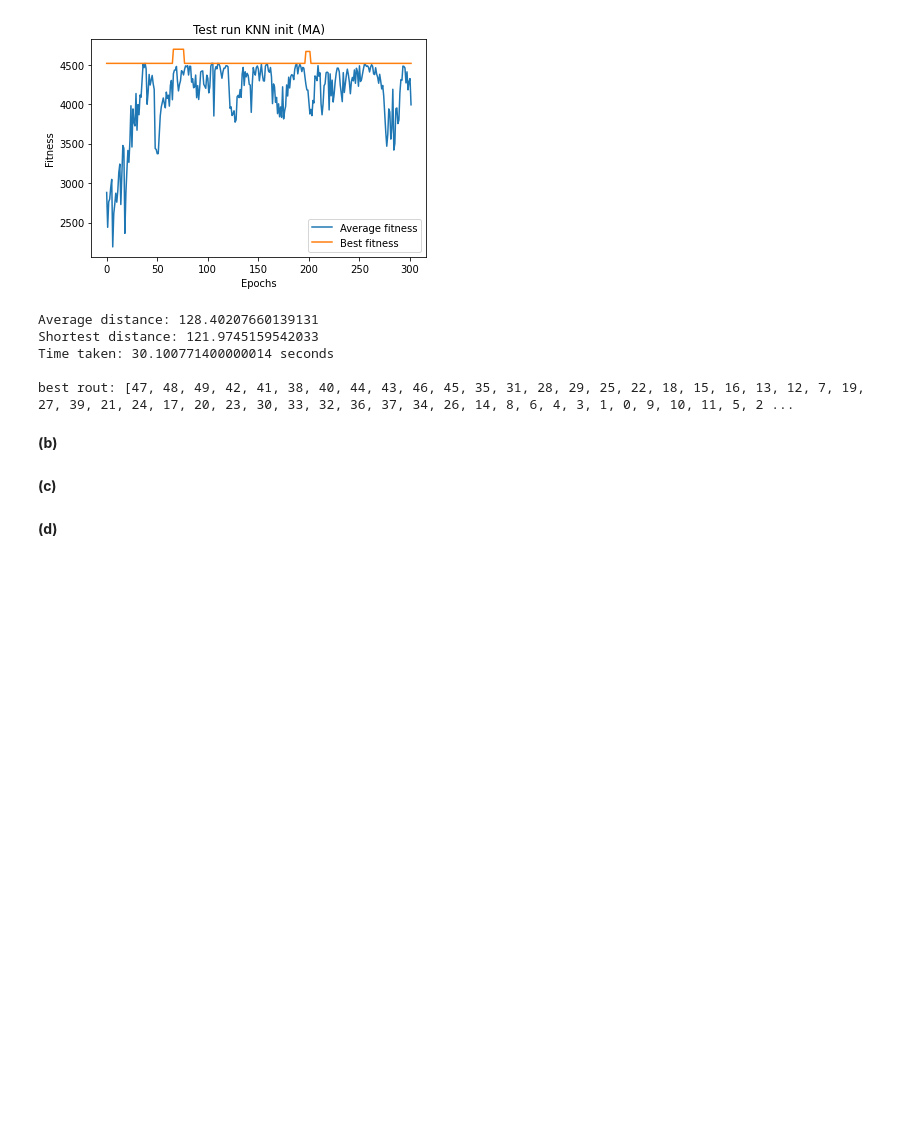
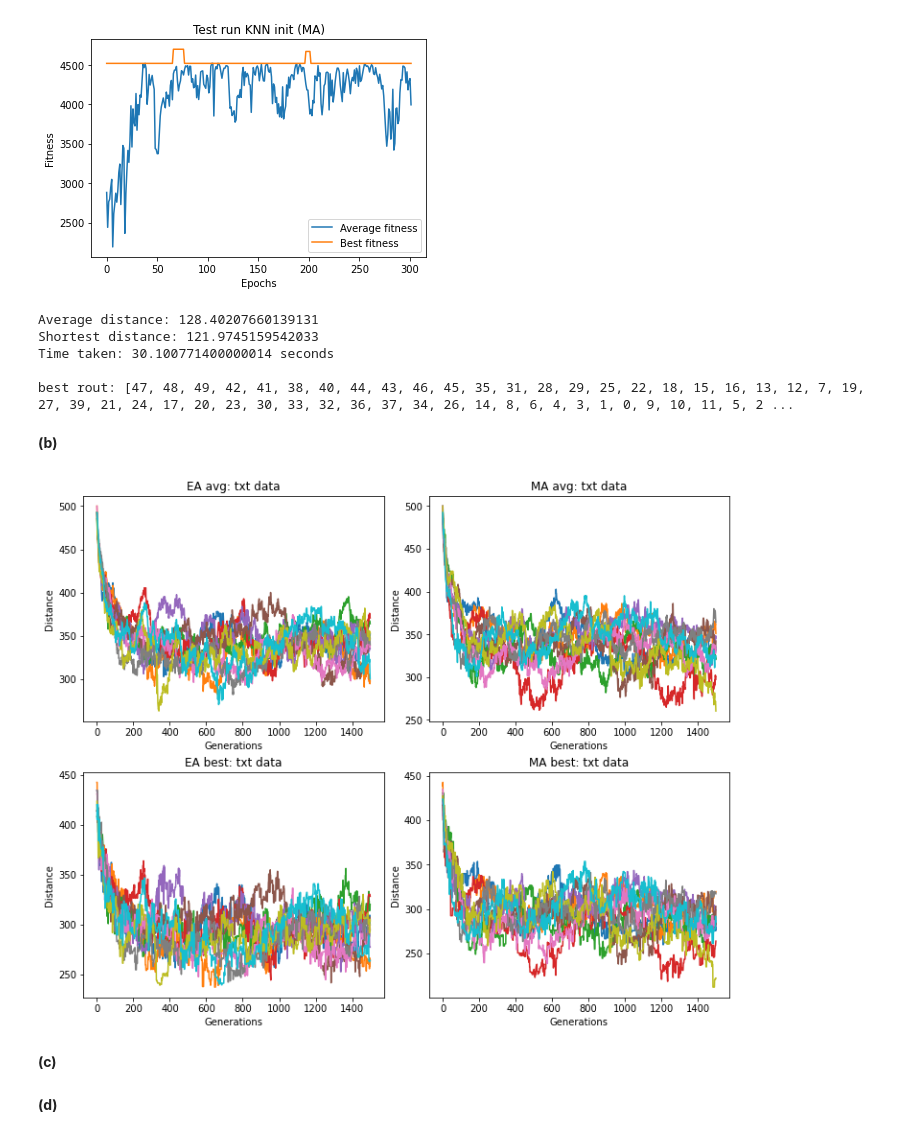
Before and after one commit to lkruger27/NaturalComputing, a Jupyter notebook: A1Q6v4.ipynb, the cells around one changed output. Saved outputs shown, nothing was run; the diff lists cells and outputs as text; code cells hidden in the pictures; blank space fills up the shorter version.

```diff
--- a/A1Q6v4.ipynb
+++ b/A1Q6v4.ipynb
@@ -215,7 +215,7 @@ class ABC_EA(ABC):
           # plotting:
         if plot:
             plt.title(title)
-            plt.xlabel('Generations')
+            plt.xlabel('Generation')
             plt.ylabel('Fitness')
             plt.plot(np.arange(start_length + stopped_at, dtype = int), \
                      self._d_avg_fit, label = 'Average fitness')
@@ -567,6 +567,47 @@ Time taken: 30.100771400000014 seconds
 best rout: [47, 48, 49, 42, 41, 38, 40, 44, 43, 46, 45, 35, 31, 28, 29, 25, 22, 18, 15, 16, 13, 12, 7, 19, 27, 39, 21, 24, 17, 20, 23, 30, 33, 32, 36, 37, 34, 26, 14, 8, 6, 4, 3, 1, 0, 9, 10, 11, 5, 2 ...
 # %% [markdown]
 **(b)**
+# %%
+
+  # create comparative plots:
+def create_data(numb_iter, title, data, maxiter, pop_size, init_fun = RND_init, \
+                cross_prob = 0.2, mut_prob = 0.05, time_limit = 'inf'):
+
+    fig, axs = plt.subplots(2, 2, figsize=(10, 8), constrained_layout = True)
+      # obtain results:
+    def perform_runs(method_construct):
+        method_avg = np.zeros(numb_iter, dtype = object)
+        method_best = np.zeros(numb_iter, dtype = object)
+
+        for idx in range(numb_iter):
+            ev_alg = method_construct(data, pop_size, init_fun = init_fun, mut_prob = mut_prob, \
+                                      cross_prob = cross_prob)
+            avg, best, _, _ = ev_alg.optimize(maxiter, ret = True, time_limit = time_limit)
+
+            method_avg[idx]  = avg
+            method_best[idx] = best
+
+        return method_avg, method_best
+
+    EA_avg, EA_best = perform_runs(EA_TSP)
+    MA_avg, MA_best = perform_runs(MA_TSP)
+
+      # make subplot:
+    def make_plot(idx, idy, runs, header):
+        for run in runs:
+            axs[idx, idy].set_title(header + title)
+            axs[idx, idy].plot(np.arange(np.size(run)),  1000 / (run) ** (1/4))
+            axs[idx, idy].set_xlabel("Generations")
+            axs[idx, idy].set_ylabel("Distance")
+
+    make_plot(0, 0, EA_avg, 'EA avg: ')
+    make_plot(1, 0, EA_best, 'EA best: ')
+    make_plot(0, 1, MA_avg, 'MA avg: ')
+    make_plot(1, 1, MA_best, 'MA best: ')
+# %%
+create_data(10, 'txt data', txt_data, 1500, 200)
+# %% [output]
+[figure, added]
 # %% [markdown]
 **(c)**
 # %% [markdown]
```
